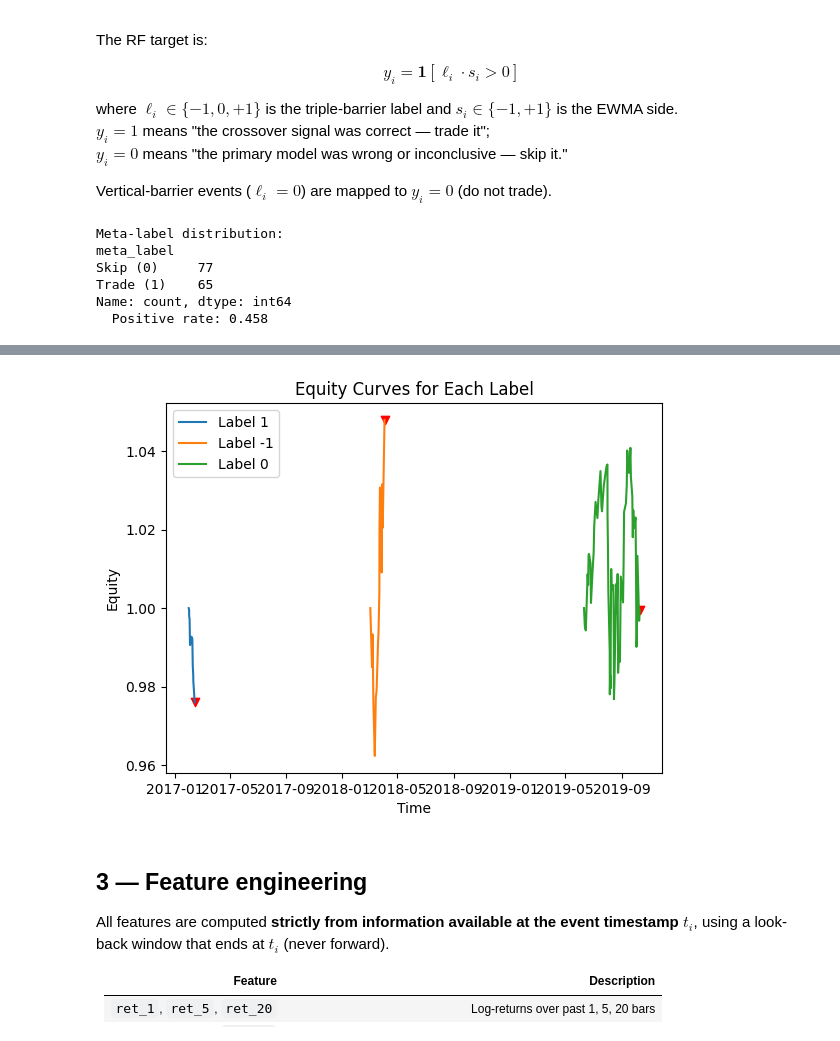
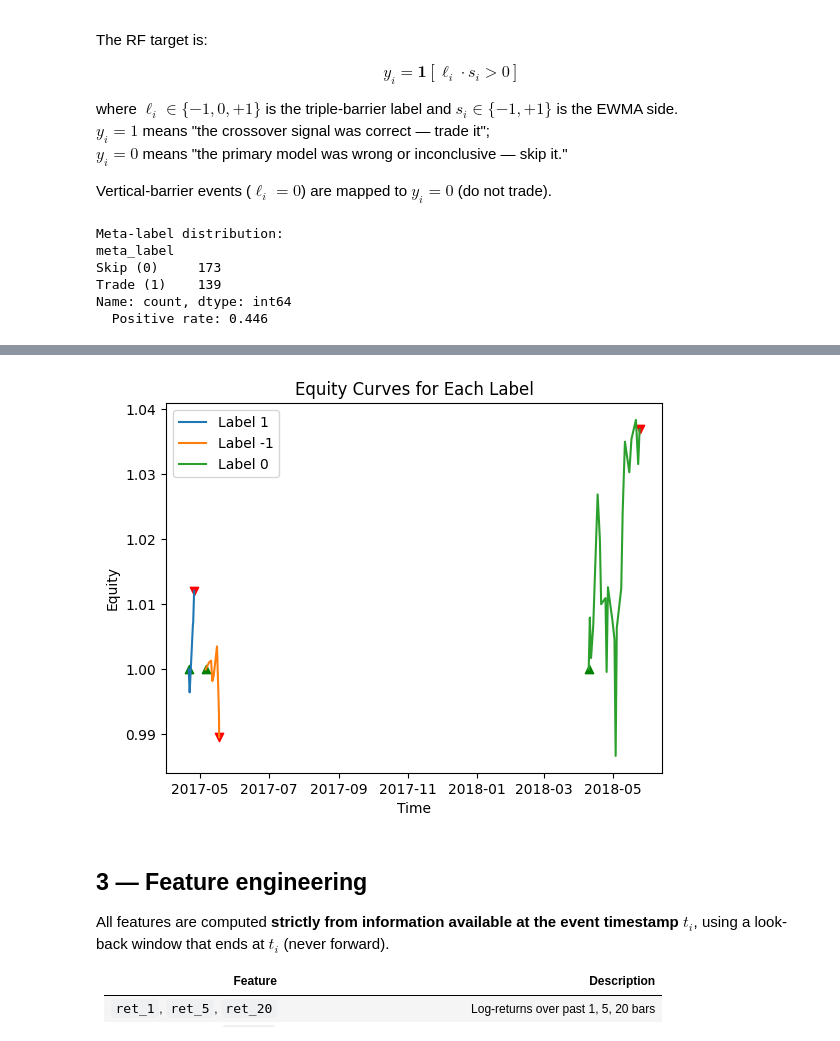
Before and after one commit to MigueJuri/Tesis, a Jupyter notebook: Códigos/Predicciones/FollowingStrategy/RF_Trade_Filter.ipynb, the cells around one changed output, grey strips where cells are left out. Saved outputs shown, nothing was run; the diff lists cells and outputs as text; code cells hidden in the pictures.

```diff
--- a/Códigos/Predicciones/FollowingStrategy/RF_Trade_Filter.ipynb
+++ b/Códigos/Predicciones/FollowingStrategy/RF_Trade_Filter.ipynb
@@ -48,12 +48,12 @@ Reproduces the labeling from `Trend_Following_Strategy_v2` so this script
 is self-contained.
 # %%
 # ── Hyper-parameters (mirror v2) ──────────────────────────────────────────
-FAST_SPAN = 5
-SLOW_SPAN = 10
-BURN_IN   = SLOW_SPAN #* 3
-NUM_BARS  = 63          # vertical barrier
+FAST_SPAN = 3
+SLOW_SPAN = 5
+BURN_IN   = SLOW_SPAN * 3
+NUM_BARS  = 21          # vertical barrier
 PT_SL     = [1.0, 1.0]  # symmetric barriers
-MIN_RET   = 0.01
+MIN_RET   = 0.001
 VOL_SPAN  = 20
 
 # ── EWMA crossover events ─────────────────────────────────────────────────
@@ -138,14 +138,14 @@ def get_labeled_events(close, events_cross, pt_sl, vol_span,
     Build the canonical labeled-event table.
 
     Returns columns: t1, trgt, side, t_hit, label
-        label = +1 (PT hit in signal direction)
+        label = +1 (PT hit)
                 -1 (SL hit)
                  0 (vertical barrier / timeout)
     """
     # All event timestamps from the crossover detector
     tEvents = events_cross.index
     # Target (trgt) is the EWM standard deviation of 1-bar returns (volatility estimate).
-    trgt    = 5 * close.pct_change().ewm(span=vol_span, adjust=False).std()
+    trgt    = 3* close.pct_change().ewm(span=vol_span, adjust=False).std()
     # Keep only targets for times where we actually had events; drop NaNs.
     trgt    = trgt.reindex(tEvents).dropna()
     # Discard events whose volatility target is too small (filter by min_ret).
@@ -224,16 +438,22 @@ print(f"  Positive rate: {labeled['meta_label'].mean():.3f}")
 # %% [output]
 Meta-label distribution:
 meta_label
-Skip (0)     77
-Trade (1)    65
+Skip (0)     173
+Trade (1)    139
 Name: count, dtype: int64
-  Positive rate: 0.458
+  Positive rate: 0.446
 # %%
-#Show examples of each label and plot the equity curve of a few examples
+# Show one example of each label and plot its equity curve safely
 for lbl in [1, -1, 0]:
-    example = labeled[labeled['label'] == lbl].iloc[2]
+    ev = labeled[labeled['label'] == lbl]
+    if ev.empty:
+        print(f"\nNo events found for label {lbl}")
+        continue
+
+    # Pick a stable example index without assuming there are at least 5 rows.
+    example = ev.iloc[min(4, len(ev) - 1)]
     print(f"\nExample of label {lbl}:\n{example}")
-    # Plot equity curve for this example
+
     start = example.name
     end = example['t_hit'] if pd.notna(example['t_hit']) else example['t1']
     path = close.loc[start:end]
@@ -241,12 +461,9 @@ for lbl in [1, -1, 0]:
     if len(path) > 1:
         equity_curve = (1 + example['side'] * path.pct_change().fillna(0)).cumprod()
         plt.plot(equity_curve.index, equity_curve.values, label=f'Label {lbl}')
-        #Show entry and exit points
-        # plt.scatter(example.name, 1.0, color='green', marker='^')
-        if pd.notna(example['t_hit']):
+        plt.scatter(start, 1.0, color='green', marker='^')
+        if pd.notna(example['t_hit']) and example['t_hit'] in equity_curve.index:
             plt.scatter(example['t_hit'], equity_curve.loc[example['t_hit']], color='red', marker='v')
-
-
 
 plt.xlabel('Time')
 plt.ylabel('Equity')
@@ -274,4 +491,4 @@ Name: 2019-06-10 16:11:00, dtype: object
-[figure, old version]
+[figure, new version]
 # %% [markdown]
 ## 3 — Feature engineering
 
```
Also changed, not shown: parts of 13 cells of this notebook, 14 other files.
